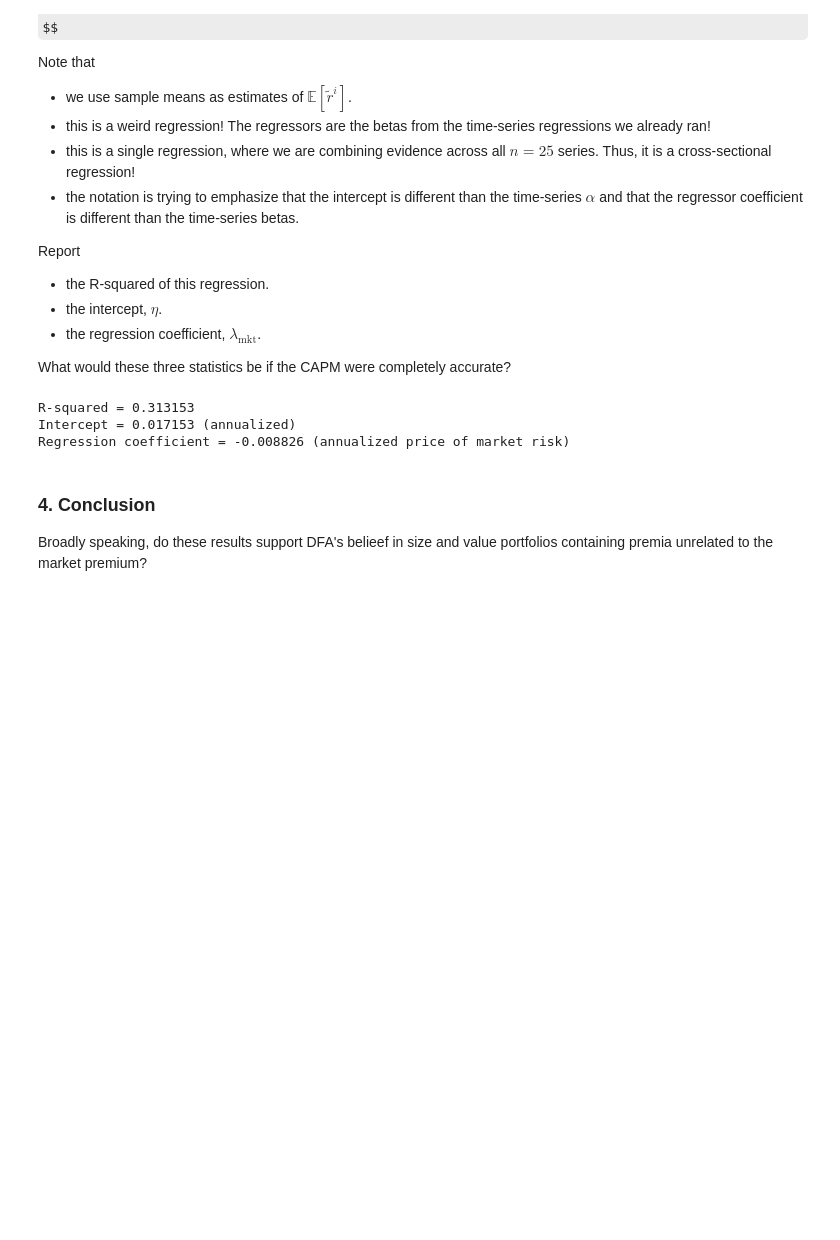
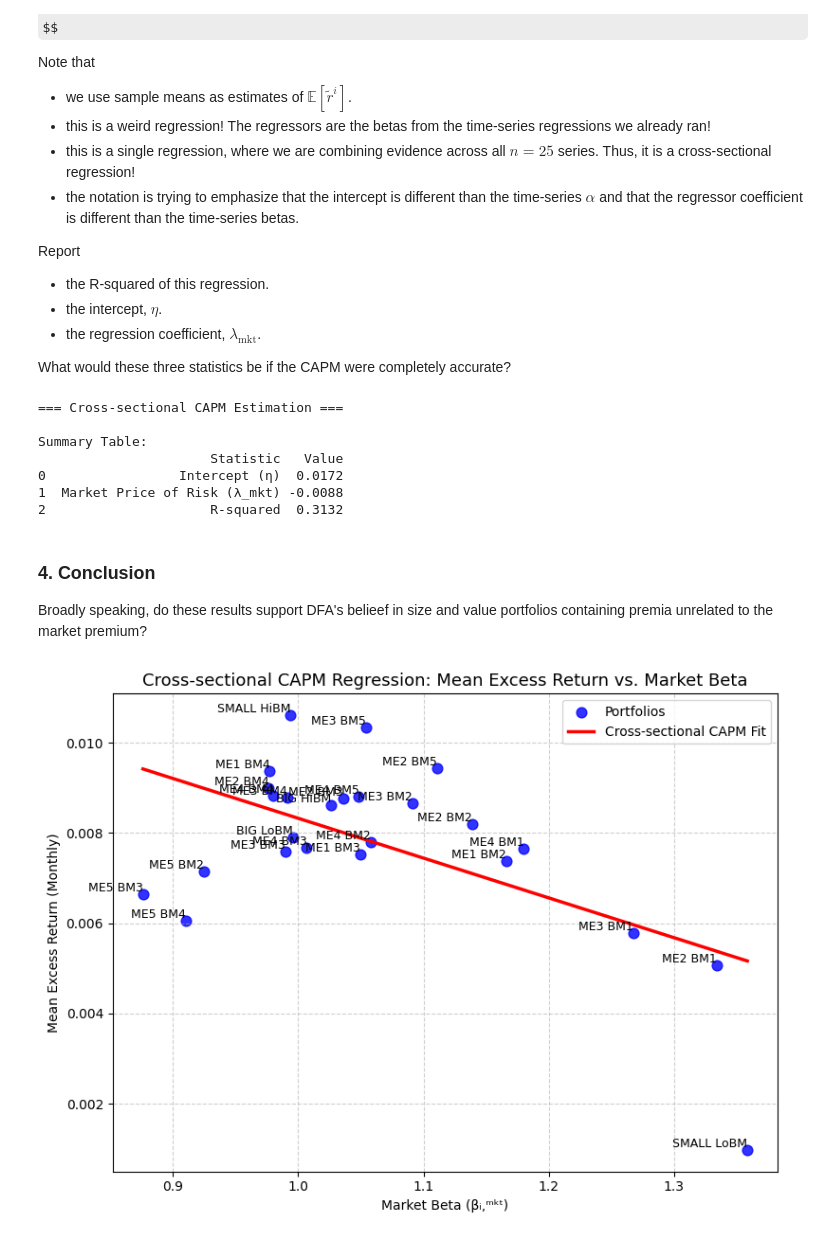
Before and after one commit to Emax25/FINM367-B37, a Jupyter notebook: C.4.0. DFA and Factor Investing.ipynb, the cells around one changed output. Cells and saved outputs as stored; diff of their text form; code cells hidden in the pictures; some formulas as TeX source; blank space fills up the shorter version.

```diff
--- a/C.4.0. DFA and Factor Investing.ipynb
+++ b/C.4.0. DFA and Factor Investing.ipynb
@@ -507,29 +521,67 @@ Report
 
 What would these three statistics be if the CAPM were completely accurate?
 # %%
-cross_beta = results_df['Beta']
-cross_mean = results_df['mean_ret_m']
+mean_excess_ret = df.mean()
+betas = capm_results.loc["Beta (Mkt)"]
 
-cs_df = pd.DataFrame({'beta': cross_beta, 'mean_ret_m': cross_mean}).dropna()
+cross_section_df = pd.DataFrame({
+    "Mean Excess Return": mean_excess_ret,
+    "Beta (Mkt)": betas
+}).dropna()
 
-X_cs = sm.add_constant(cs_df['beta'])
-y_cs = cs_df['mean_ret_m']
-cs_model = sm.OLS(y_cs, X_cs).fit()
+X = sm.add_constant(cross_section_df["Beta (Mkt)"])
+y = cross_section_df["Mean Excess Return"]
+model_cs = sm.OLS(y, X).fit()
 
+eta = model_cs.params["const"]
+lambda_mkt = model_cs.params["Beta (Mkt)"]
+r2_cs = model_cs.rsquared
 
-r2_cs = cs_model.rsquared
-eta = cs_model.params['const']
-lambda_mkt = cs_model.params['beta']
+print("\n=== Cross-sectional CAPM Estimation ===")
 
-print(f"\nR-squared = {r2_cs:.6f}")
-print(f"Intercept = {eta:.6f} (annualized)")
-print(f"Regression coefficient = {lambda_mkt:.6f} (annualized price of market risk)")
+# Summary Table
+summary_cs = pd.DataFrame({
+    "Statistic": ["Intercept (η)", "Market Price of Risk (λ_mkt)", "R-squared"],
+    "Value": [eta, lambda_mkt, r2_cs]
+})
+print("\nSummary Table:")
+print(summary_cs.round(4))
 # %% [output]
-R-squared = 0.313153
-Intercept = 0.017153 (annualized)
-Regression coefficient = -0.008826 (annualized price of market risk)
+=== Cross-sectional CAPM Estimation ===
+
+Summary Table:
+                      Statistic   Value
+0                 Intercept (η)  0.0172
+1  Market Price of Risk (λ_mkt) -0.0088
+2                     R-squared  0.3132
 # %% [markdown]
 ### 4. Conclusion
 
 Broadly speaking, do these results support DFA's belieef in size and value portfolios containing premia unrelated to the market premium?
+# %%
+
+beta_range = np.linspace(cross_section_df["Beta (Mkt)"].min(),
+                         cross_section_df["Beta (Mkt)"].max(), 100)
+fitted_line = model_cs.params["const"] + model_cs.params["Beta (Mkt)"] * beta_range
+
+plt.figure(figsize=(8,6))
+plt.scatter(cross_section_df["Beta (Mkt)"], cross_section_df["Mean Excess Return"],
+            color="blue", s=60, alpha=0.8, label="Portfolios")
+
+plt.plot(beta_range, fitted_line, color="red", linewidth=2.5, label="Cross-sectional CAPM Fit")
+
+for name, x, y in zip(cross_section_df.index,
+                      cross_section_df["Beta (Mkt)"],
+                      cross_section_df["Mean Excess Return"]):
+    plt.text(x, y, name, fontsize=9, ha='right', va='bottom')
+
+plt.title("Cross-sectional CAPM Regression: Mean Excess Return vs. Market Beta", fontsize=13)
+plt.xlabel("Market Beta (βᵢ,ᵐᵏᵗ)")
+plt.ylabel("Mean Excess Return (Monthly)")
+plt.grid(True, linestyle='--', alpha=0.6)
+plt.legend()
+plt.tight_layout()
+plt.show()
+# %% [output]
+[figure, added]
 # %% [markdown]
```
Also changed, not shown: parts of 7 cells of this notebook, 3 other files.
